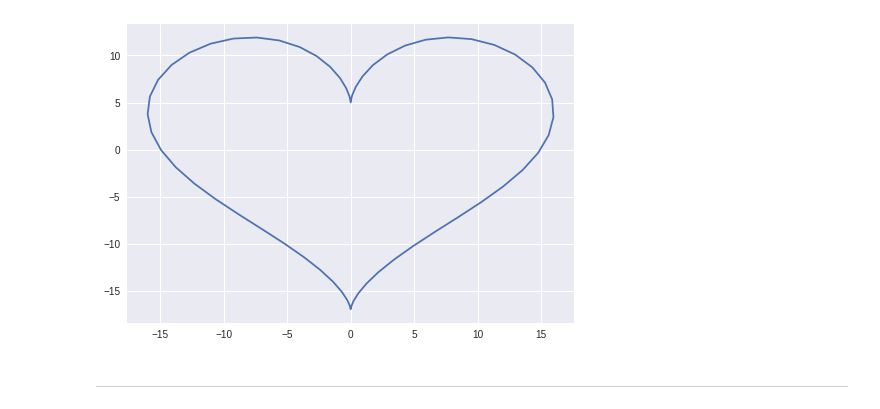
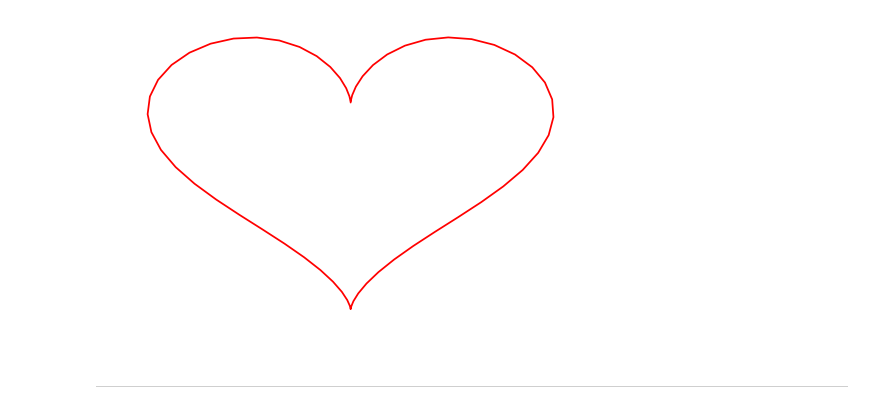
Before and after one commit to tanlull/Heart-Equation, a Jupyter notebook: Heart_Equation.ipynb, the cells around one changed output. Cells and saved outputs as stored; diff of their text form; code cells hidden in the pictures.

```diff
--- a/Heart_Equation.ipynb
+++ b/Heart_Equation.ipynb
@@ -8,11 +11,13 @@ import numpy as np
 # %%
 t = np.arange(0,2*np.pi, 0.1)
 x = 16*np.sin(t)**3
 y = 13*np.cos(t)-5*np.cos(2*t)-2*np.cos(3*t)-np.cos(4*t)
-plt.plot(x,y)
+plt.grid(False)
+plt.axis('off')
+plt.plot(x,y,'r-')
 plt.show()
 # %% [output]
-[figure, old version]
+[figure, new version]
 # %% [markdown]
 
 
```
Also changed, not shown: parts of 9 cells of this notebook.
